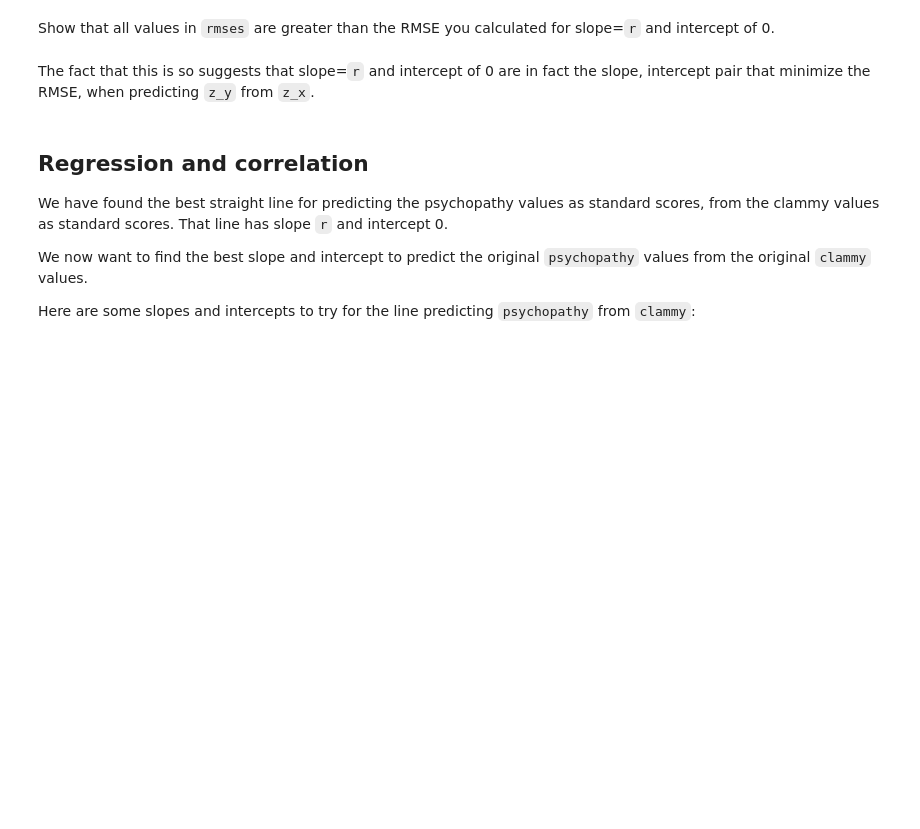
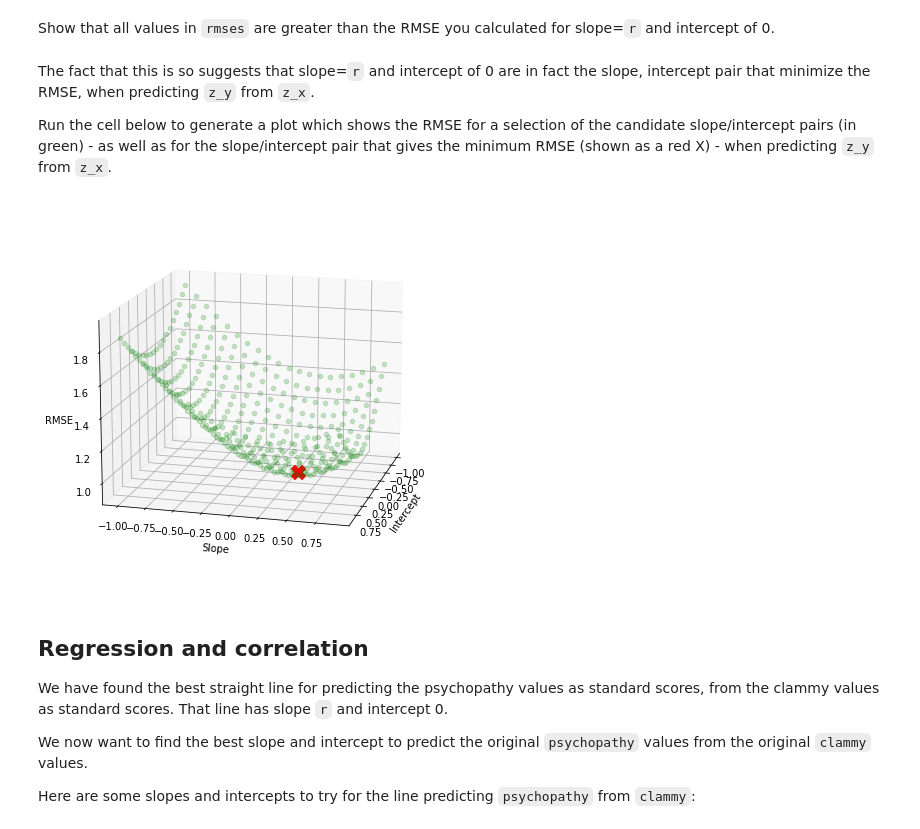
Before and after one commit to nipraxis/regression_estimation, a Jupyter notebook: regression_estimation_solution.ipynb, the cells around one changed output. Drawn from its saved outputs; the diff is of its cells as text; code cells hidden in the pictures; blank space fills up the shorter version.

Commit message:
add 3D plots of RMSE as a function of intercept and slope

```diff
--- a/regression_estimation_solution.ipynb
+++ b/regression_estimation_solution.ipynb
@@ -184,6 +197,33 @@ assert np.min(rmses) >= r_rmse
 The fact that this is so suggests that slope=`r` and intercept of 0 are in fact
 the slope, intercept pair that minimize the RMSE, when predicting `z_y` from
 `z_x`.
+
+Run the cell below to generate a plot which shows the RMSE for a selection of
+the candidate slope/intercept pairs (in green) - as well as for the
+slope/intercept pair that gives the minimum RMSE (shown as a red X) - when
+predicting `z_y` from `z_x`.
+# %%
+slopes_2 = np.arange(-1, 1, 0.1)
+intercepts_2 = np.arange(-1, 1, 0.1)
+less_vals = len(slopes_2)
+
+fig = plt.figure(figsize = (10, 7))
+ax = plt.axes(projection ="3d")
+ax.set_xlabel('Intercept')
+ax.set_ylabel('Slope')
+ax.set_zlabel('RMSE')
+ax.view_init(elev=15, azim=15)
+ax.scatter3D(0, r, calc_rmse(z_x, z_y, r, 0), color = "red", marker = 'X',
+             s = 200)
+
+for i in range(less_vals):  # For each slope value.
+    slope = slopes_2[i]
+    for j in range(less_vals):
+        intercept = intercepts_2[j]
+        ax.scatter3D(intercept, slope, calc_rmse(z_x, z_y, slope, intercept),
+                     color = "green", alpha = 0.2);
+# %% [output]
+[figure, added]
 # %% [markdown]
 ## Regression and correlation
 
```
Also changed, not shown: parts of 12 cells of this notebook, 1 other file.
